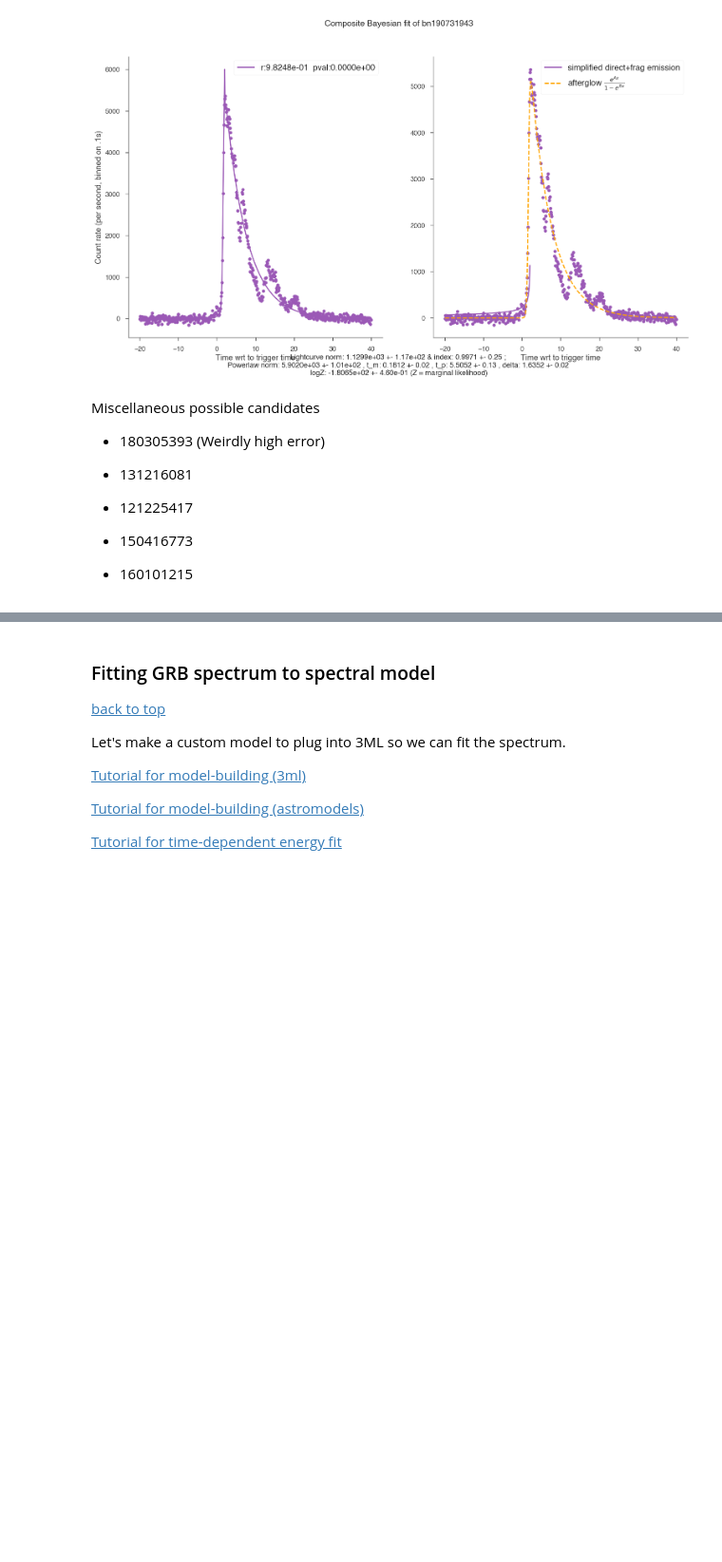
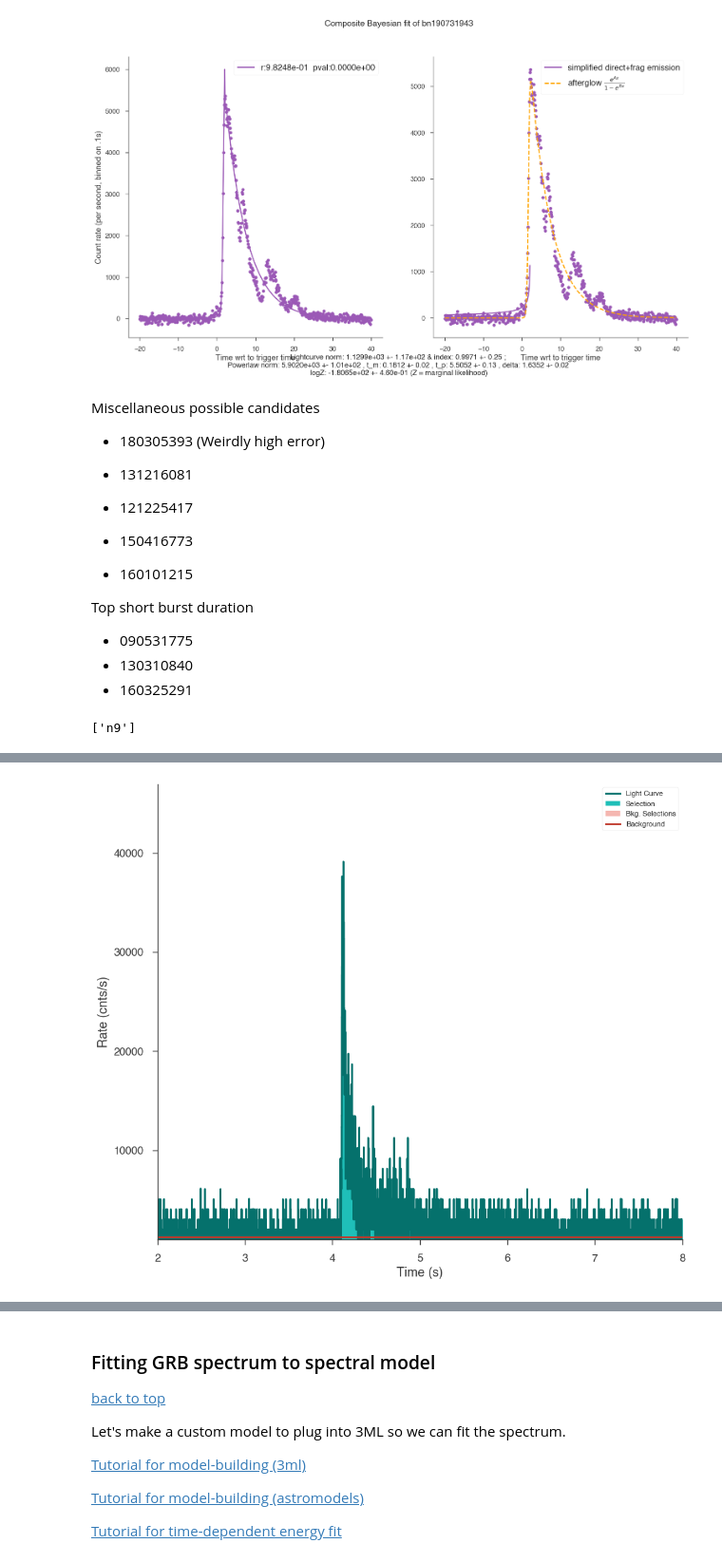
Before and after one commit to xboluna/Research, a Jupyter notebook: BHRad/BHevaporation.ipynb, the cells around one changed output, grey strips where cells are left out. Shown at 95% size. Cells and saved outputs as stored; diff of their text form; code cells hidden in the pictures; blank space fills up the shorter version.

Commit message:
Looking into burst duration characteristics now

```diff
--- a/BHRad/BHevaporation.ipynb
+++ b/BHRad/BHevaporation.ipynb
@@ -1118,7 +1096,17 @@ Miscellaneous possible candidates
 - 121225417
 - 150416773
 - 160101215
+
+Top short burst duration
+
+- 090531775
+- 130310840
+- 160325291
 # %%
-GRBNAME = '200219317'
+GRBNAME = '130310840'
 
-figures = query_catalog(GRBNAME = GRBNAME, time_in = -20, time_out = 40,dt=.1, gbm_detectors = ['n6', 'n7', 'n8', 'n9', 'na', 'nb', 'b1'])
+figures = query_catalog(GRBNAME = GRBNAME,
+                        time_in = 2, time_out = 8, dt=1e-3,
+                        gbm_detectors = ['n9'])
+# %% [output]
+['n9']
@@ -1124,0 +1122 @@ figures = query_catalog(GRBNAME = GRBNAME, time_in = -20, time_out = 40,dt=.1, g
+[figure, added]
```
Also changed, not shown: parts of 9 cells of this notebook, 8 other files.
